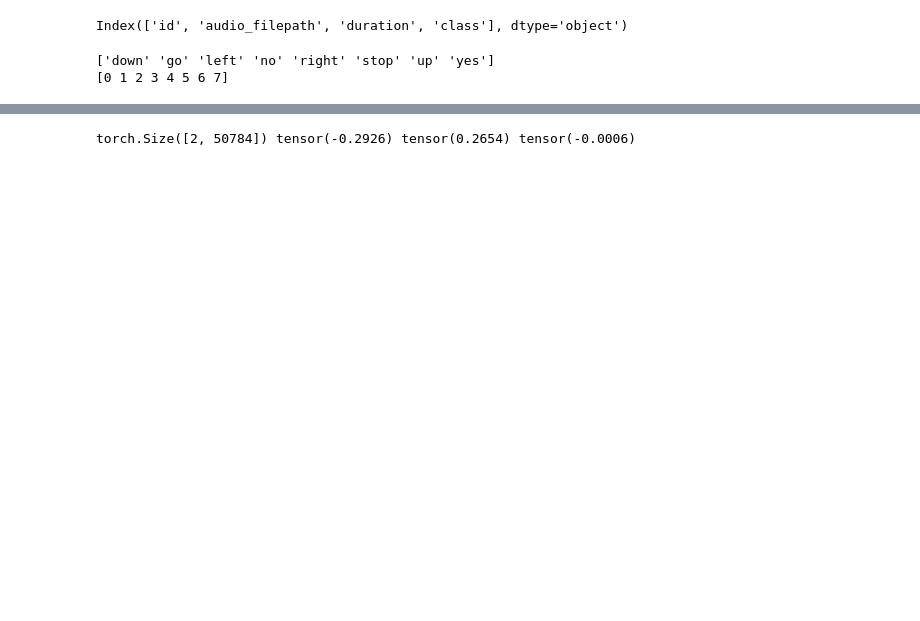
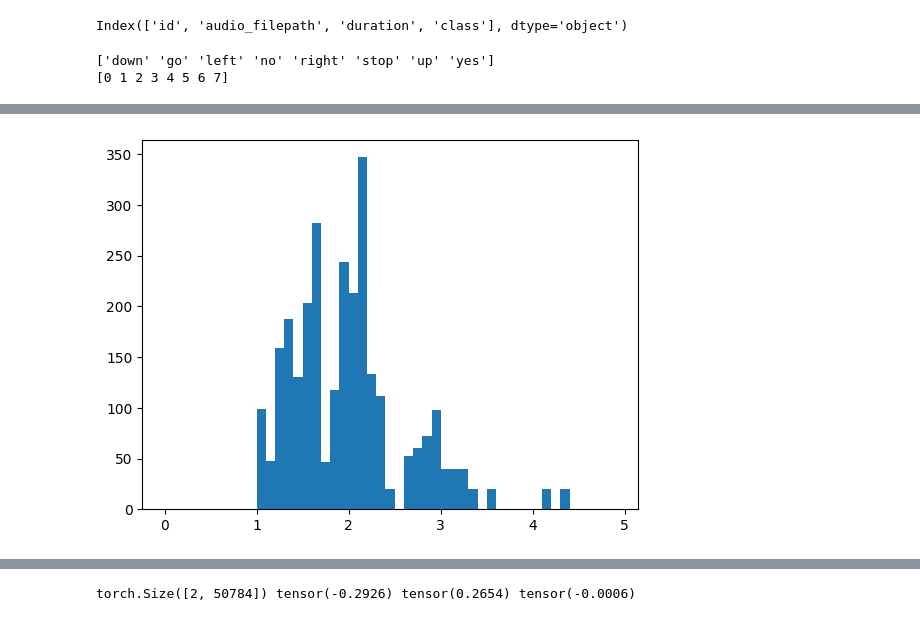
Before and after one commit to ridwan-salau/Ewe-Audio-Challenge, a Jupyter notebook: baseline_model_mh_clear_cache.ipynb, the cells around one changed output, grey strips where cells are left out. Cells and saved outputs as stored; diff of their text form; code cells hidden in the pictures; blank space fills up the shorter version.

```diff
--- a/baseline_model_mh_clear_cache.ipynb
+++ b/baseline_model_mh_clear_cache.ipynb
@@ -58,0 +98,19 @@ Name: audio_filepath, Length: 5334, dtype: object
+# %%
+csv_data_test = pd.read_csv('./Test_1.csv', sep=',')
+images_test = csv_data_test['audio_filepath']
+lengths_test = []
+all_fs_test = []
+durations_test = []
+c = 0
+for idx, fpath in enumerate(images_test):
+    fs, data = sw.read(os.path.join(img_root, fpath))
+    lengths_test.append(data.shape[0])
+    all_fs_test.append(fs)
+    durations_test.append(data.shape[0]/fs)
+    if durations_test[-1] > 4:
+        c+=1
+        print(fpath, durations_test[-1])
+print(c)
+print(np.mean(lengths_test), np.std(lengths_test))
+print(np.mean(all_fs_test), np.std(all_fs_test))
+print(np.mean(durations_test), np.std(durations_test))
@@ -58,0 +135,5 @@ Name: audio_filepath, Length: 5334, dtype: object
+# %%
+plt.hist(durations_test, bins=np.arange(0, 5, 0.1))
+plt.show()
+# %% [output]
+[figure, added]
```
Also changed, not shown: parts of 43 cells of this notebook.
